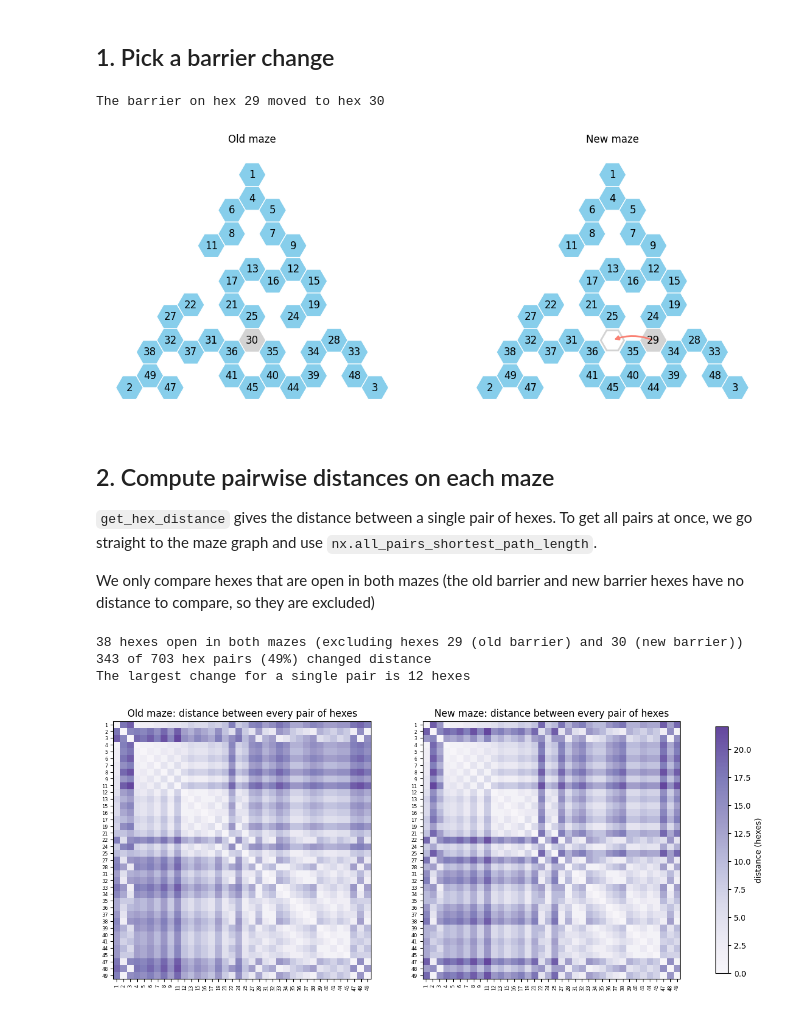
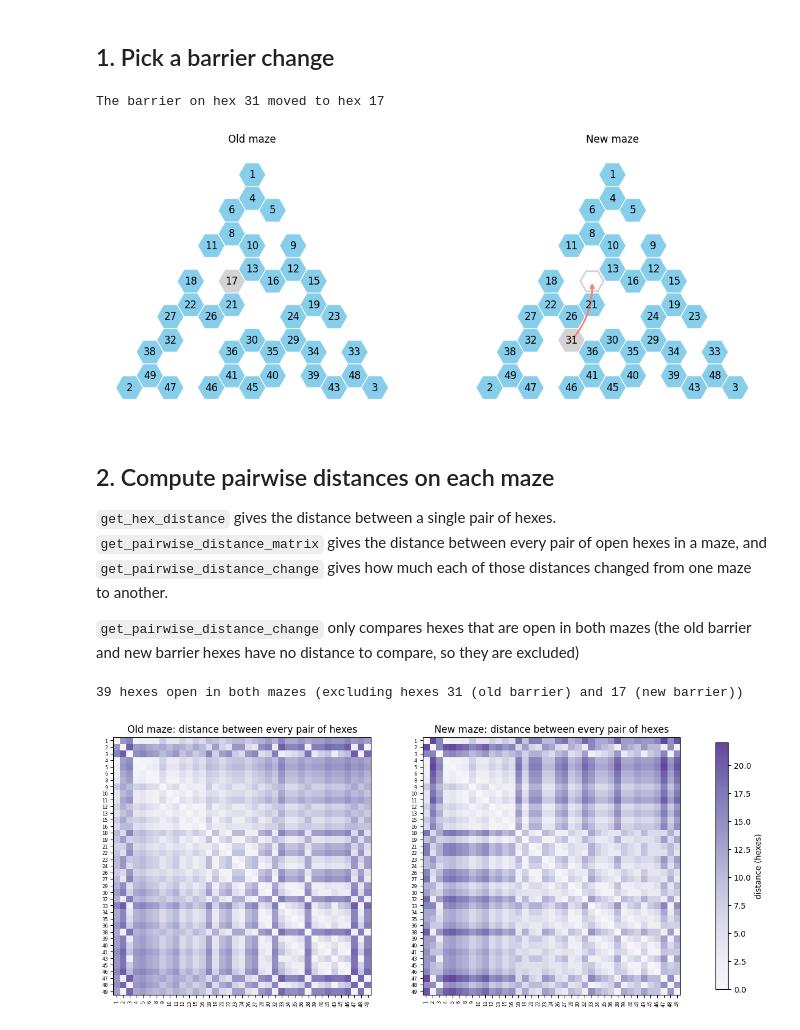
Before and after one commit to calderast/Hex-maze, a Jupyter notebook: Tutorials/13_Distance_Change_For_Barrier_Change.ipynb, the cells around one changed output. Saved outputs shown, nothing was run; the diff lists cells and outputs as text; code cells hidden in the pictures.

```diff
--- a/Tutorials/13_Distance_Change_For_Barrier_Change.ipynb
+++ b/Tutorials/13_Distance_Change_For_Barrier_Change.ipynb
@@ -32,8 +32,6 @@ SEQUENTIAL_COLORMAP = matplotlib.colors.LinearSegmentedColormap.from_list(
 barrier_sequence_database = pd.read_pickle("../Barrier_Sequence_Databases/barrier_sequence_database.pkl")
 sequence = barrier_sequence_database.iloc[3]["barrier_sequence"]
 old_maze, new_maze = sequence[0], sequence[1]
-
-old_maze, new_maze = '10,14,18,20,23,26,29,42,43,46', '10,14,18,20,23,26,30,42,43,46'
 
 old_barrier, new_barrier = get_barrier_change(old_maze, new_maze)
 print(f"The barrier on hex {old_barrier} moved to hex {new_barrier}")
@@ -69,49 +67,43 @@ plot_hex_maze(
 axes[1].set_title("New maze")
 plt.show()
 # %% [output]
-The barrier on hex 29 moved to hex 30
+The barrier on hex 31 moved to hex 17
-[figure, old version]
+[figure, new version]
 # %% [markdown]
 ## 2. Compute pairwise distances on each maze
 
-`get_hex_distance` gives the distance between a single pair of hexes. To get all pairs at once, we go straight to the maze graph and use `nx.all_pairs_shortest_path_length`.
+`get_hex_distance` gives the distance between a single pair of hexes. `get_pairwise_distance_matrix` gives the distance between every pair of open hexes in a maze, and `get_pairwise_distance_change` gives how much each of those distances changed from one maze to another.
 
-We only compare hexes that are open in both mazes (the old barrier and new barrier hexes have no distance to compare, so they are excluded)
+`get_pairwise_distance_change` only compares hexes that are open in both mazes (the old barrier and new barrier hexes have no distance to compare, so they are excluded)
 # %%
+old_distances = get_pairwise_distance_matrix(old_maze)
+new_distances = get_pairwise_distance_matrix(new_maze)
+
 # Only hexes open in both mazes have a distance we can compare across mazes
-distance_change = get_pairwise_distance_change(old_maze, new_maze)
-shared_hexes = list(distance_change.index)
+shared_hexes = sorted(set(old_distances.index) & set(new_distances.index))
 print(f"{len(shared_hexes)} hexes open in both mazes (excluding hexes {old_barrier} (old barrier) and {new_barrier} (new barrier))")
 
-# Restrict each maze's distances to the shared hexes so all 3 matrices line up
-old_distances = get_pairwise_distance_matrix(old_maze).loc[shared_hexes, shared_hexes]
-new_distances = get_pairwise_distance_matrix(new_maze).loc[shared_hexes, shared_hexes]
-
-num_pairs = len(shared_hexes) * (len(shared_hexes) - 1) // 2
-num_changed_pairs = int((distance_change.values != 0).sum() // 2)
-print(f"{num_changed_pairs} of {num_pairs} hex pairs ({num_changed_pairs / num_pairs:.0%}) changed distance")
-print(f"The largest change for a single pair is {int(distance_change.abs().values.max())} hexes")
-
+# Restrict each maze's distances to the shared hexes so the 2 matrices line up
+old_distances = old_distances.loc[shared_hexes, shared_hexes]
+new_distances = new_distances.loc[shared_hexes, shared_hexes]
 
 fig, axes = plt.subplots(1, 2, figsize=(16, 7))
 
 # Put both matrices on the same color scale so they are directly comparable
 max_distance = max(old_distances.values.max(), new_distances.values.max())
 
 for ax, distances, title in [
     (axes[0], old_distances, "Old maze"),
     (axes[1], new_distances, "New maze"),
 ]:
     image = ax.imshow(distances, cmap=SEQUENTIAL_COLORMAP, vmin=0, vmax=max_distance)
     ax.set_xticks(range(len(shared_hexes)), shared_hexes, fontsize=6, rotation=90)
     ax.set_yticks(range(len(shared_hexes)), shared_hexes, fontsize=6)
     ax.set_title(f"{title}: distance between every pair of hexes")
 
 colorbar = fig.colorbar(image, ax=axes, shrink=0.8)
 colorbar.set_label("distance (hexes)")
 plt.show()
 # %% [output]
-38 hexes open in both mazes (excluding hexes 29 (old barrier) and 30 (new barrier))
-343 of 703 hex pairs (49%) changed distance
-The largest change for a single pair is 12 hexes
+39 hexes open in both mazes (excluding hexes 31 (old barrier) and 17 (new barrier))
-[figure, old version]
+[figure, new version]
```
Also changed, not shown: parts of 15 cells of this notebook.
